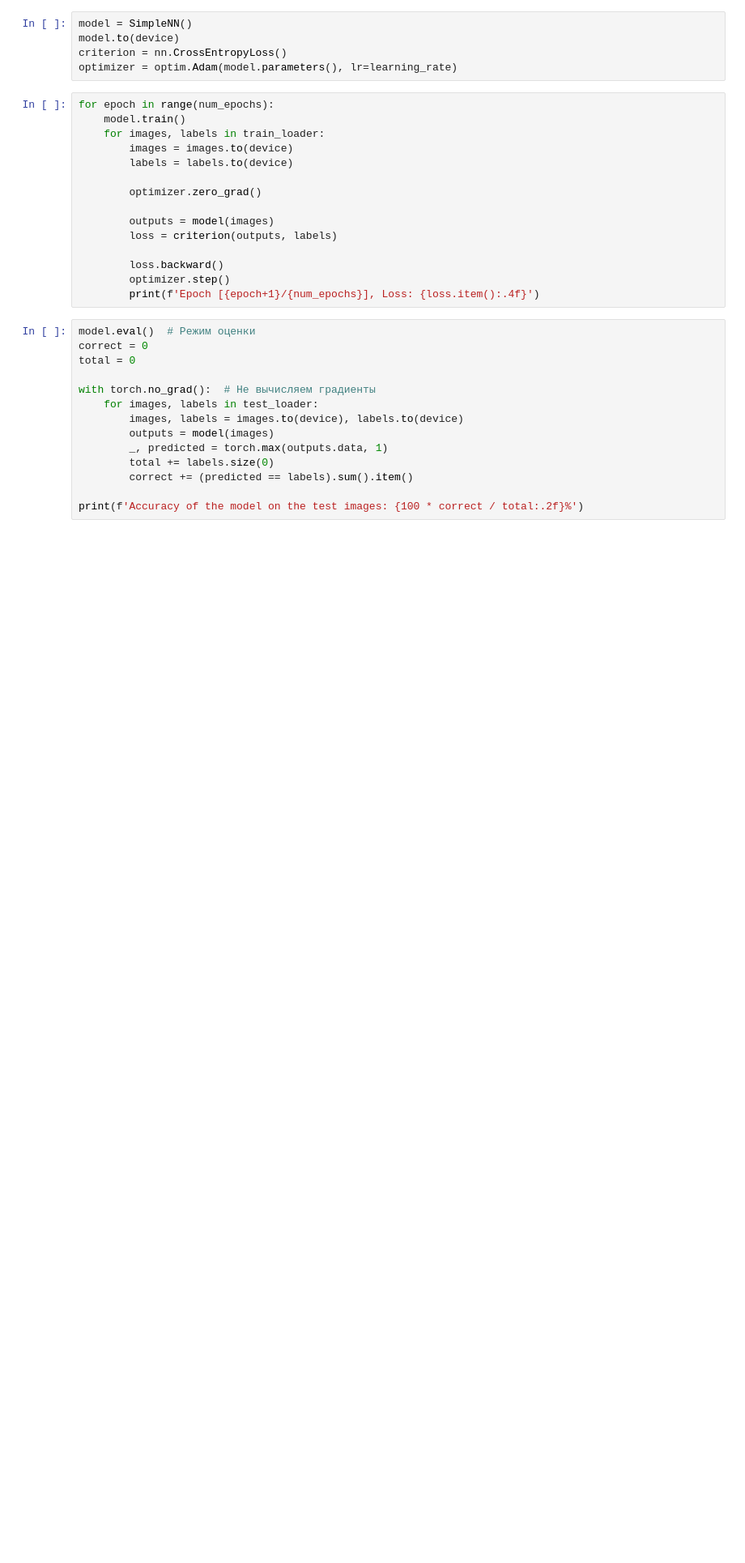
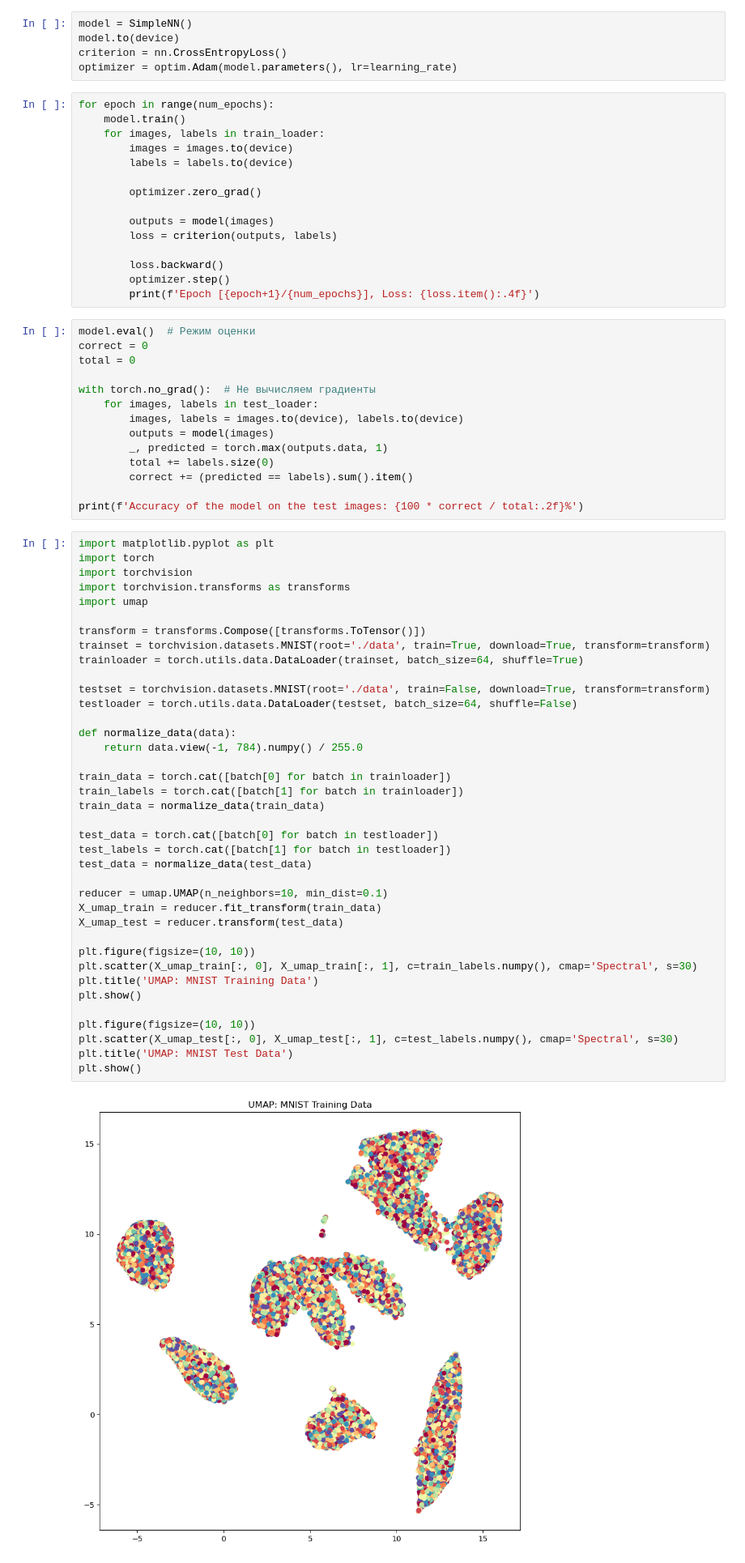
Before and after one commit to cxrsedhappy/BDA-and-tools, a Jupyter notebook: mnist/mnist.ipynb, the cells around one changed output. Shown at 81% size. Cells and saved outputs as stored; diff of their text form; blank space fills up the shorter version.

Commit message:
Added UMAP

```diff
--- a/mnist/mnist.ipynb
+++ b/mnist/mnist.ipynb
@@ -71,3 +71,43 @@ with torch.no_grad():  # Не вычисляем градиенты
         correct += (predicted == labels).sum().item()
 
 print(f'Accuracy of the model on the test images: {100 * correct / total:.2f}%')
+# %%
+import matplotlib.pyplot as plt
+import torch
+import torchvision
+import torchvision.transforms as transforms
+import umap
+
+transform = transforms.Compose([transforms.ToTensor()])
+trainset = torchvision.datasets.MNIST(root='./data', train=True, download=True, transform=transform)
+trainloader = torch.utils.data.DataLoader(trainset, batch_size=64, shuffle=True)
+
+testset = torchvision.datasets.MNIST(root='./data', train=False, download=True, transform=transform)
+testloader = torch.utils.data.DataLoader(testset, batch_size=64, shuffle=False)
+
+def normalize_data(data):
+    return data.view(-1, 784).numpy() / 255.0
+
+train_data = torch.cat([batch[0] for batch in trainloader])
+train_labels = torch.cat([batch[1] for batch in trainloader])
+train_data = normalize_data(train_data)
+
+test_data = torch.cat([batch[0] for batch in testloader])
+test_labels = torch.cat([batch[1] for batch in testloader])
+test_data = normalize_data(test_data)
+
+reducer = umap.UMAP(n_neighbors=10, min_dist=0.1)
+X_umap_train = reducer.fit_transform(train_data)
+X_umap_test = reducer.transform(test_data)
+
+plt.figure(figsize=(10, 10))
+plt.scatter(X_umap_train[:, 0], X_umap_train[:, 1], c=train_labels.numpy(), cmap='Spectral', s=30)
+plt.title('UMAP: MNIST Training Data')
+plt.show()
+
+plt.figure(figsize=(10, 10))
+plt.scatter(X_umap_test[:, 0], X_umap_test[:, 1], c=test_labels.numpy(), cmap='Spectral', s=30)
+plt.title('UMAP: MNIST Test Data')
+plt.show()
+# %% [output]
+[figure, added]
```
Also changed, not shown: parts of 3 cells of this notebook.
